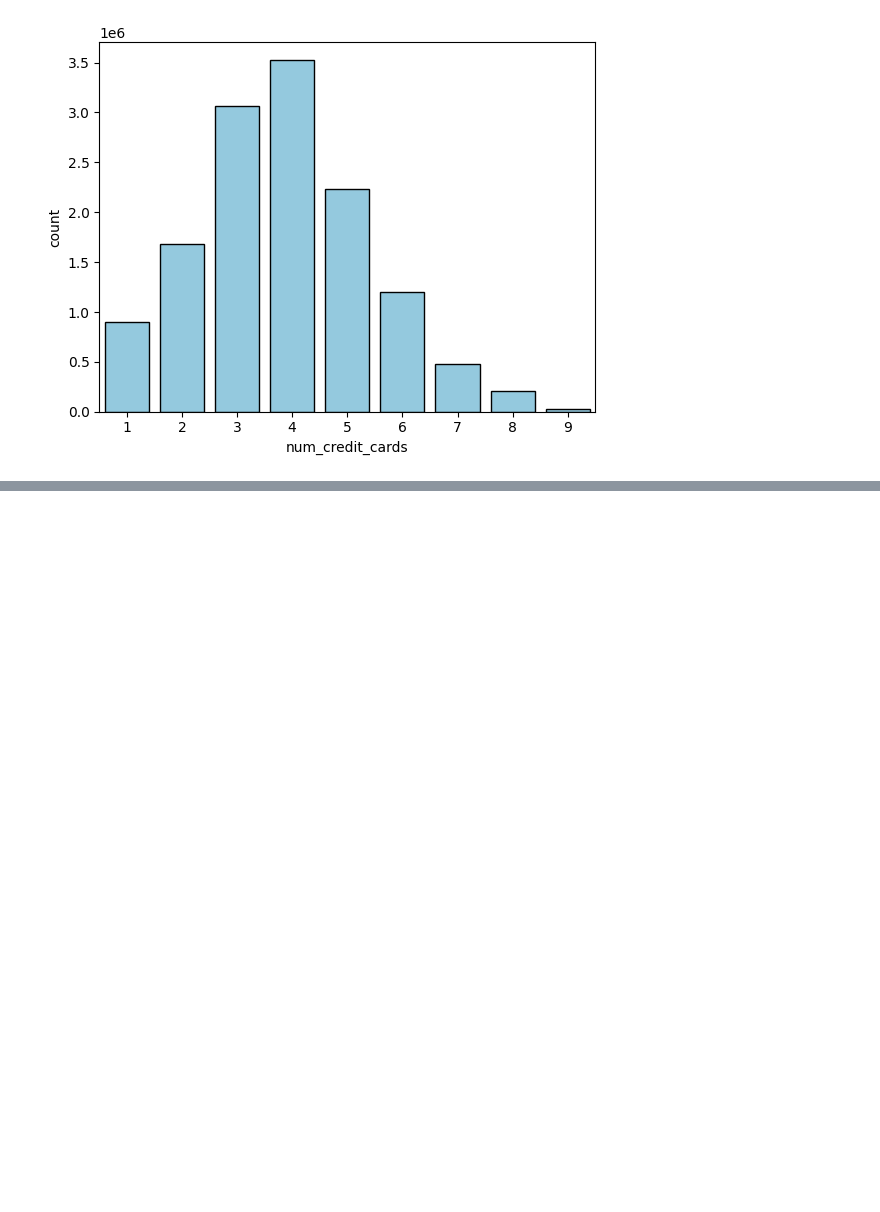
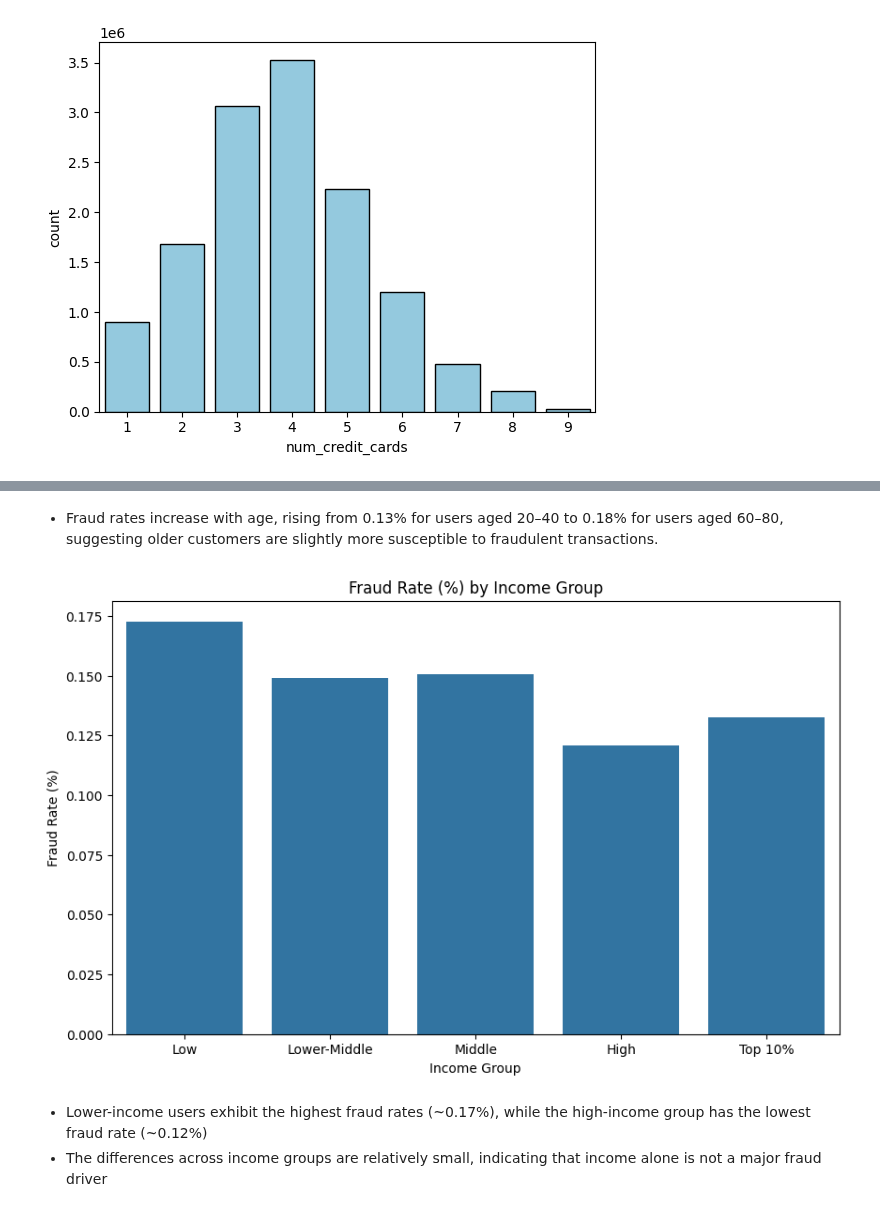
Before and after one commit to ShlokBagwe/FinGuard, a Jupyter notebook: EDA_2.ipynb, the cells around one changed output, grey strips where cells are left out. Drawn from its saved outputs; the diff is of its cells as text; code cells hidden in the pictures; blank space fills up the shorter version.

```diff
--- a/EDA_2.ipynb
+++ b/EDA_2.ipynb
@@ -436,0 +459,19 @@ plt.show()
+# %% [markdown]
+- Fraud rates increase with age, rising from 0.13% for users aged 20–40 to 0.18% for users aged 60–80, suggesting older customers are slightly more susceptible to fraudulent transactions.
+# %%
+income_labels = ['Low', 'Lower-Middle', 'Middle', 'High', 'Top 10%']
+master_df['income_group'] = pd.qcut(master_df['yearly_income'], q=[0, 0.25, 0.50, 0.75, 0.90, 1.0], labels=income_labels)
+
+income_fraud = master_df.groupby('income_group')['target_numeric'].mean() * 100
+
+plt.figure(figsize=(10, 6))
+sns.barplot(x=income_fraud.index, y=income_fraud.values, legend=False)
+plt.title('Fraud Rate (%) by Income Group')
+plt.ylabel('Fraud Rate (%)')
+plt.xlabel('Income Group')
+plt.show()
+# %% [output]
+[figure, added]
+# %% [markdown]
+- Lower-income users exhibit the highest fraud rates (\~0.17%), while the high-income group has the lowest fraud rate (~0.12%)
+- The differences across income groups are relatively small, indicating that income alone is not a major fraud driver
```
Also changed, not shown: parts of 20 cells of this notebook.
